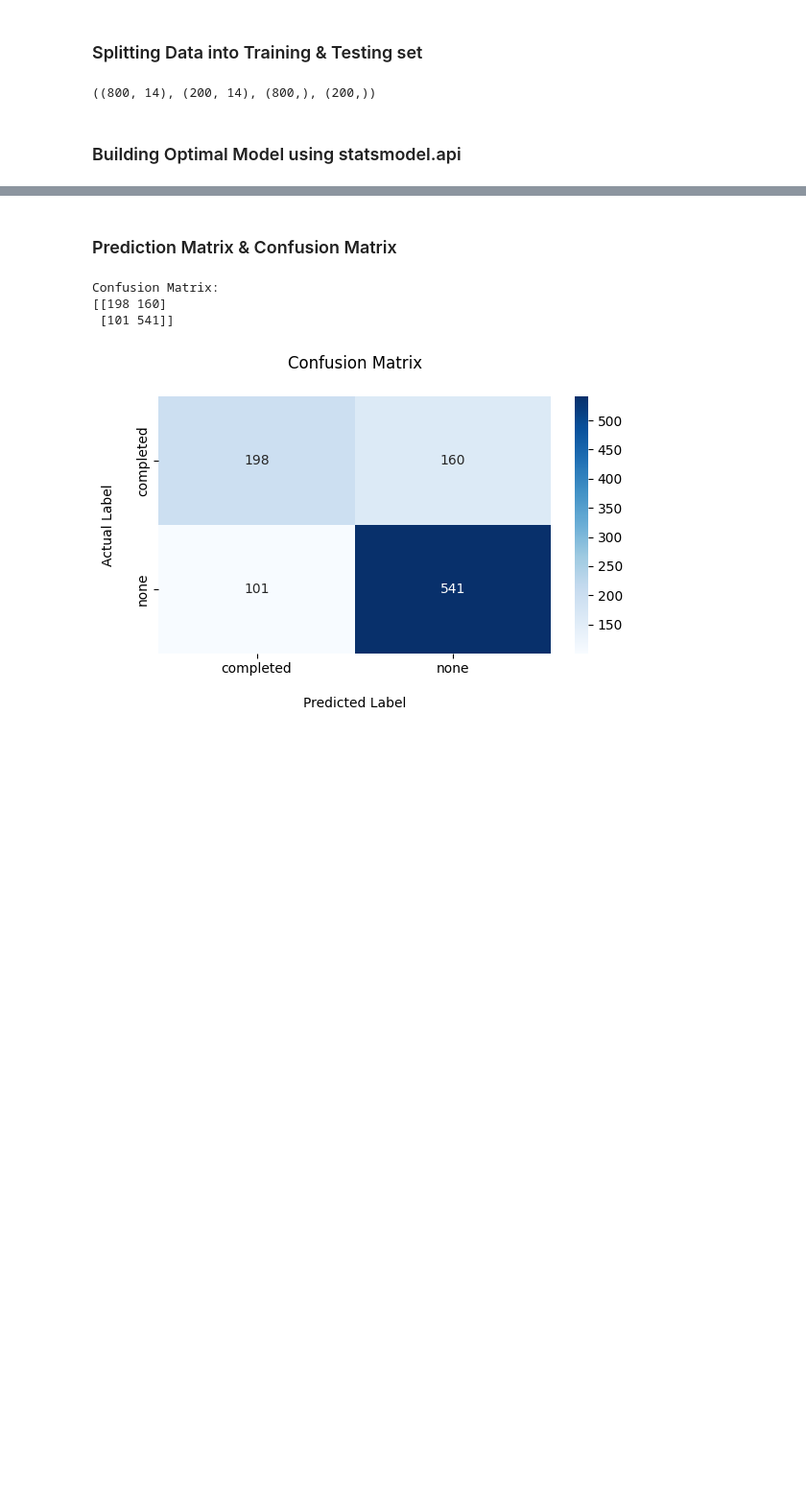
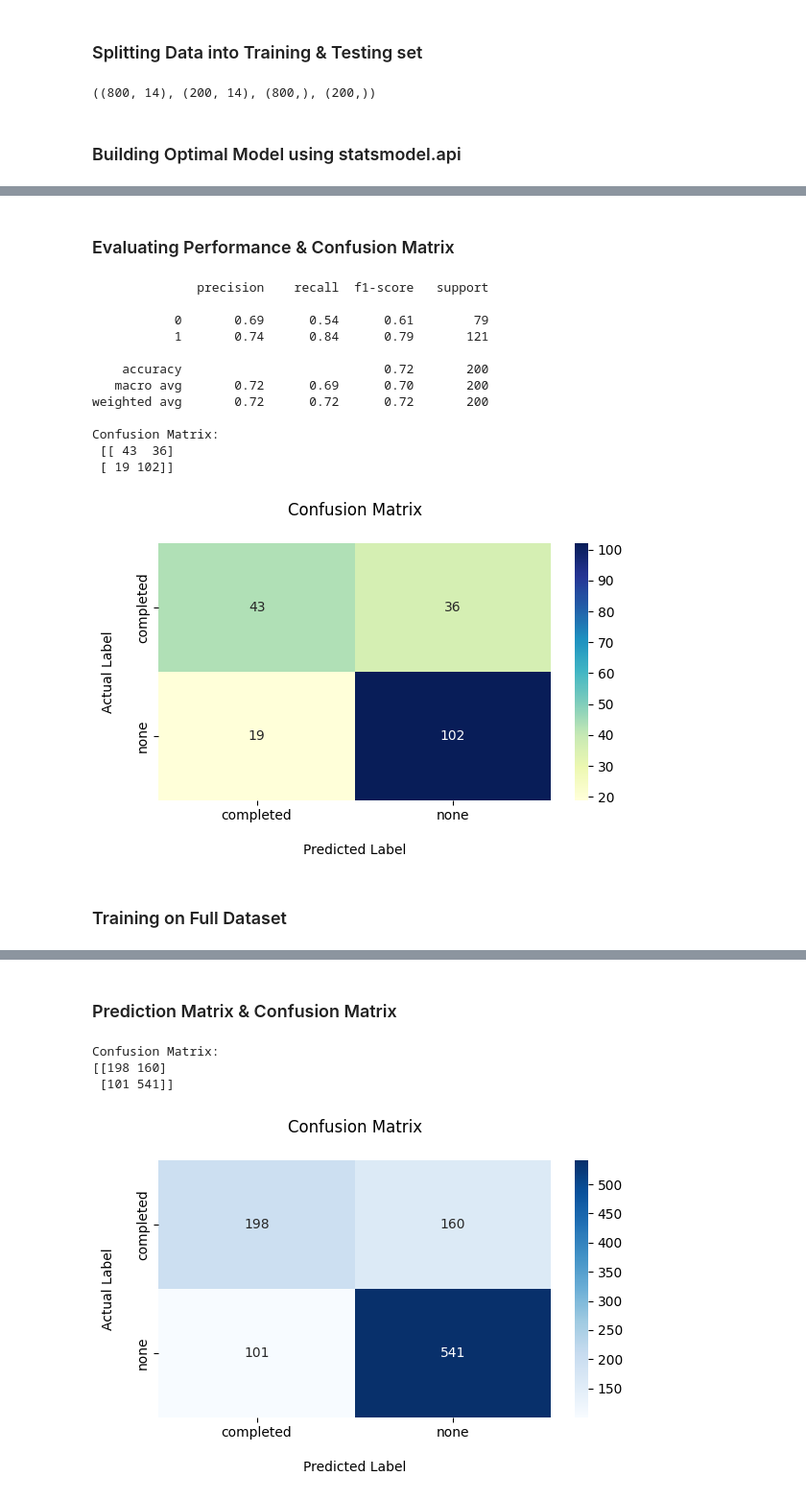
Before and after one commit to SakibMizan/MLProjectStudentPerformance, a Jupyter notebook: SakibMizanProject.ipynb, the cells around one changed output, grey strips where cells are left out. Shown at 96% size. Saved outputs shown, nothing was run; the diff lists cells and outputs as text; code cells hidden in the pictures; blank space fills up the shorter version.

Commit message:
Training model on testing set using statsmodel & evaluating performance & confusion matrix

```diff
--- a/SakibMizanProject.ipynb
+++ b/SakibMizanProject.ipynb
@@ -226,0 +229,7 @@ x_train.shape, x_test.shape, y_train.shape, y_test.shape
+# %%
+import statsmodels.api as sm
+x_train_opt = sm.add_constant(x_train)
+x_train_opt = x_train_opt.astype(np.float64)
+model_train = sm.Logit(y_train, x_train_opt).fit()
+
+print(model_train.summary())
@@ -227,3 +254,45 @@ x_train.shape, x_test.shape, y_train.shape, y_test.shape
+# %% [markdown]
+### Evaluating Performance & Confusion Matrix
+# %%
+#Predict probabilities
+x_test_opt = sm.add_constant(x_test)
+y_pred = regressor_logit_train.predict(x_test_opt)
+y_pred_class = (y_pred > 0.5).astype(int)
+
+#Evaluate performance
+from sklearn.metrics import classification_report, confusion_matrix
+print(classification_report(y_test, y_pred_class))
+
+cm = confusion_matrix(y_test, y_pred_class)
+print("Confusion Matrix:\n", cm)
+
+plt.figure(figsize=(6, 4))
+
+sns.heatmap(cm, annot=True, fmt='d', cmap='YlGnBu',
+            xticklabels=['completed', 'none'],
+            yticklabels=['completed', 'none'])
+
+plt.title("Confusion Matrix\n")
+plt.xlabel("\nPredicted Label")
+plt.ylabel("Actual Label\n")
+plt.tight_layout()
+plt.show()
+# %% [output]
+              precision    recall  f1-score   support
+
+           0       0.69      0.54      0.61        79
+           1       0.74      0.84      0.79       121
+
+    accuracy                           0.72       200
+   macro avg       0.72      0.69      0.70       200
+weighted avg       0.72      0.72      0.72       200
+
+Confusion Matrix:
+ [[ 43  36]
+ [ 19 102]]
+[figure, added]
+# %% [markdown]
+### Training on Full Dataset
 # %%
 import statsmodels.api as sm
 x_opt = sm.add_constant(x)
```
Also changed, not shown: parts of 5 cells of this notebook.
